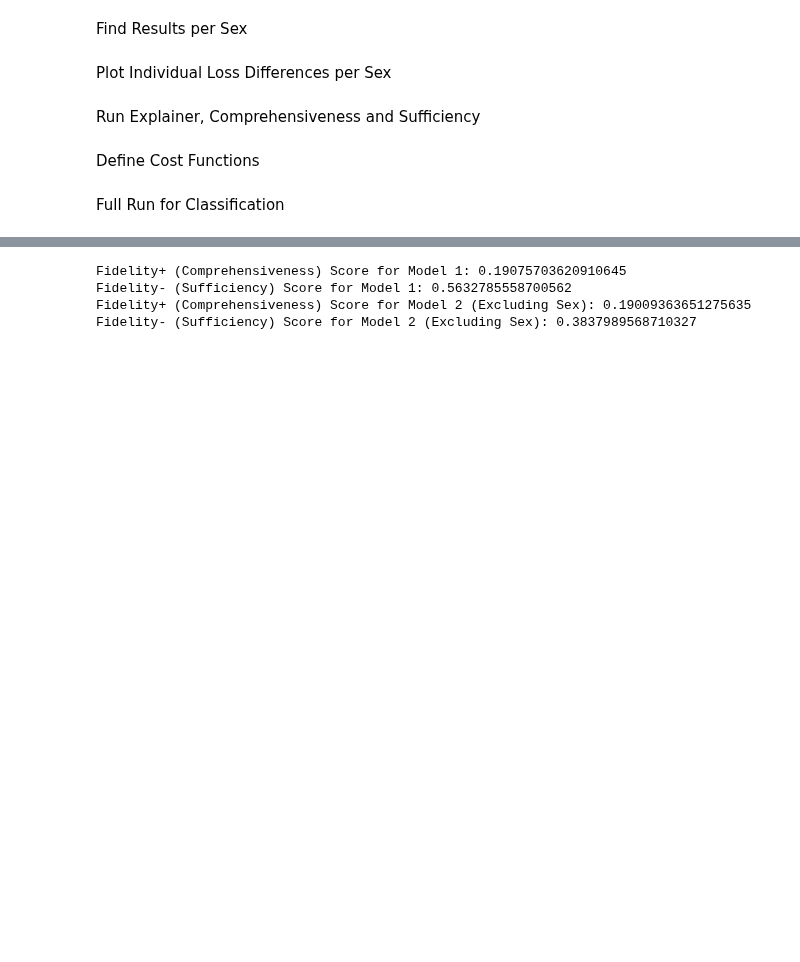
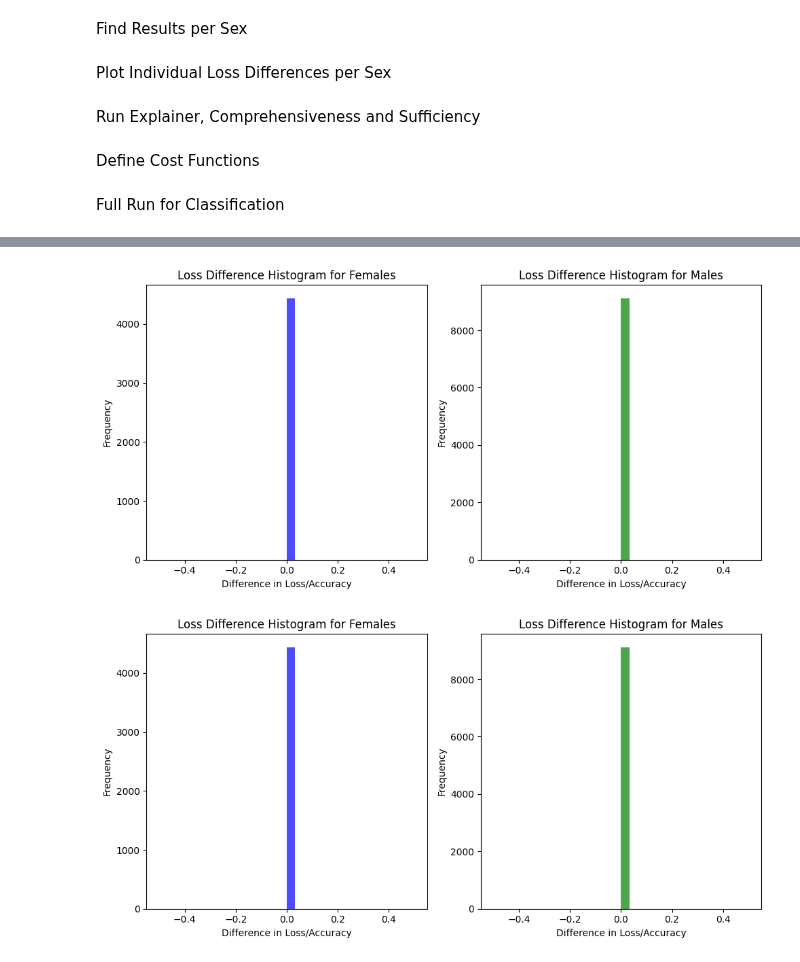
Before and after one commit to geometric-intelligence/proteo, a Jupyter notebook: proteo/toy_examples_fid.ipynb, the cells around one changed output, grey strips where cells are left out. Drawn from its saved outputs; the diff is of its cells as text; code cells hidden in the pictures; blank space fills up the shorter version.

```diff
--- a/proteo/toy_examples_fid.ipynb
+++ b/proteo/toy_examples_fid.ipynb
@@ -383,7 +380,7 @@ def regression_cost_function(true_value, pred_value):
 
 def zero_one_loss(true_value, pred_prob):
     pred_label = 1 if pred_prob >= 0.5 else 0
-    return 0 if true_value != pred_label else 1
+    return 1 if true_value != pred_label else 0
 
 def binary_cross_entropy_loss(true_value, pred_prob):
     epsilon = 1e-12
@@ -418,36 +432,13 @@ Shape of attributions: torch.Size([13567, 104])
 # %%
-top_k = 5  # Adjust the number of top features to remove
+top_k = 1  # Adjust the number of top features to remove
 comprehensiveness_preds_hp = comprehensiveness(model_hp, X_test_hp, attributions_hp, top_k)
 comprehensiveness_preds_h0 = comprehensiveness(model_h0, X_test_h0, attributions_h0, top_k)
 plot_loss_difference_histogram(comprehensiveness_preds_h0, comprehensiveness_preds_hp, X_test_hp, y_preds_h0, y_preds_hp, zero_one_loss)
 
 # Step 6: Calculate sufficiency predictions and plot loss differences using 0-1 loss
 sufficiency_preds_hp = sufficiency(model_hp, X_test_hp, attributions_hp, top_k)
 sufficiency_preds_h0 = sufficiency(model_h0, X_test_h0, attributions_h0, top_k)
 plot_loss_difference_histogram(sufficiency_preds_h0, sufficiency_preds_hp, X_test_hp, y_preds_h0, y_preds_hp, zero_one_loss)
+# %% [output]
+[figure, added]
+[figure, added]
-# %%
-# For model 1:
-original_preds_h_p = (model_h_p(torch.tensor(X_test.values, dtype=torch.float32)) > 0.5).int()
-
-# For model 2 (excluding sex):
-original_preds_h_0 = (model_no_sex(torch.tensor(X_test_no_sex.values, dtype=torch.float32)) > 0.5).int()
-
-# Calculate fidelity+ and fidelity- for model_h_p (first model)
-comprehensiveness_score_h_p = comprehensiveness(model_h_p, X_test, original_preds_h_p, attributions_h_p, top_k=15)
-sufficiency_score_h_p = sufficiency(model_h_p, X_test, original_preds_h_p, attributions_h_p, top_k=15)
-
-# Calculate fidelity+ and fidelity- for model_no_sex (second model)
-comprehensiveness_score_no_sex = comprehensiveness(model_no_sex, X_test_no_sex, original_preds_h_0, attributions_no_sex, top_k=15)
-sufficiency_score_no_sex = sufficiency(model_no_sex, X_test_no_sex, original_preds_h_0, attributions_no_sex, top_k=15)
-
-# Print the results:
-print(f"Fidelity+ (Comprehensiveness) Score for Model 1: {comprehensiveness_score_h_p}")
-print(f"Fidelity- (Sufficiency) Score for Model 1: {sufficiency_score_h_p}")
-
-print(f"Fidelity+ (Comprehensiveness) Score for Model 2 (Excluding Sex): {comprehensiveness_score_no_sex}")
-print(f"Fidelity- (Sufficiency) Score for Model 2 (Excluding Sex): {sufficiency_score_no_sex}")
-# %% [output]
-Fidelity+ (Comprehensiveness) Score for Model 1: 0.19075703620910645
-Fidelity- (Sufficiency) Score for Model 1: 0.5632785558700562
-Fidelity+ (Comprehensiveness) Score for Model 2 (Excluding Sex): 0.19009363651275635
-Fidelity- (Sufficiency) Score for Model 2 (Excluding Sex): 0.3837989568710327
```
Also changed, not shown: parts of 8 cells of this notebook.
